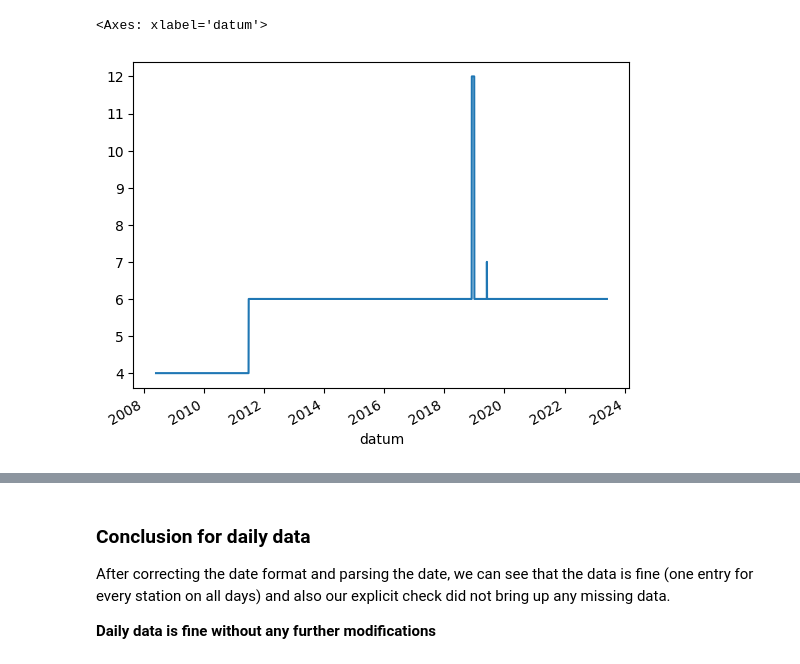
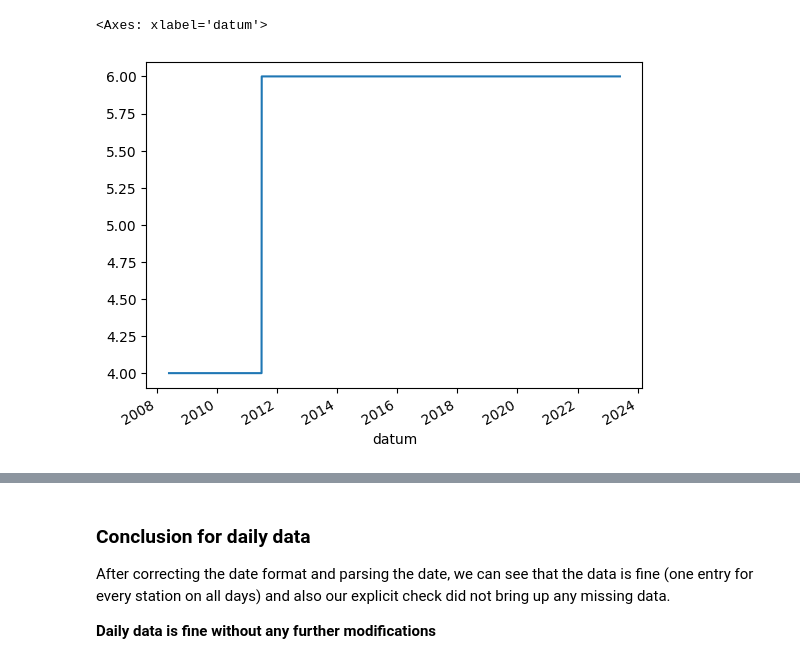
Before and after one commit to datenhahn/munich-bicycle-prediction, a Jupyter notebook: datasources/munich-bicycle-counting-stations/munich-bicycle-counting-stations-daily-data-cleaning.ipynb, the cells around one changed output, grey strips where cells are left out. Cells and saved outputs as stored; diff of their text form; code cells hidden in the pictures.

Commit message:
Add data cleaning

```diff
--- a/datasources/munich-bicycle-counting-stations/munich-bicycle-counting-stations-daily-data-cleaning.ipynb
+++ b/datasources/munich-bicycle-counting-stations/munich-bicycle-counting-stations-daily-data-cleaning.ipynb
@@ -42,17 +67,22 @@ df_counting_stations
 import os
 
 def read_all(glob_expression):
+    """Reads all csv files selected by the glob expression and concatenates them into one single dataframe.
+       Renames min.temp and max.temp columns so the column names match in all csv files."""
+
     data_csvs = glob.glob(glob_expression)
+
     dfs = []
     for data_csv in data_csvs:
         data = pandas.read_csv(data_csv)
 
-        # Fix inconsistent column names
+        # Fix inconsistent temperature column names
         if 'min.temp' in data.columns:
             data = data.rename(columns={'min.temp': 'min-temp'})
         if 'max.temp' in data.columns:
             data = data.rename(columns={'max.temp': 'max-temp'})
 
+        # Add the source filename for easier debugging
         data['datei'] = os.path.basename(data_csv)
         dfs.append(data)
     df_all_data = pandas.concat(dfs, ignore_index=True)
@@ -60,6 +90,6 @@ def read_all(glob_expression):
 
 df_daily_data = read_all("raw/*rad*tage*.csv")
 df_daily_data = df_daily_data.merge(df_counting_stations, on='zaehlstelle')
+
+# Replace null values in "besonderheiten" column with empty strings
 df_daily_data['besonderheiten'] = df_daily_data['besonderheiten'].fillna('')
-
-df_daily_data.head(3)
@@ -89,16 +118,27 @@ Name: count, dtype: int64
 #   ValueError: time data "01.05.2022" at position 793 doesn't match format specified
 from re import match
 
-WRONG_DATE_PATTERN = '^[0-9]{2}\.[0-9]{2}\.[0-9]{4}$'
-WRONG_DATE_PATTERN_GROUPS = '^([0-9]{2})\.([0-9]{2})\.([0-9]{4})$'
+ISO_FORMAT_REGEX = '^[0-9]{4}-[0-9]{2}-[0-9]{2}'
+GERMAN_FORMAT_REGEX = '^([0-9]{2})\.([0-9]{2})\.([0-9]{4})$'
 
 def reformat_date(input_data):
-    groups = match(WRONG_DATE_PATTERN_GROUPS, input_data)
-    corrected_input = input_data
+    """Reformats a date string into iso format, input can be german date format or iso format with
+       dots. Plain isoformat can also be passed in, but won't be changed."""
+    groups = match(GERMAN_FORMAT_REGEX, input_data)
+    iso_format_with_dots = input_data
+
+    # If the german format matches, then we reverse the order of the date groups
     if groups:
-        corrected_input = groups.group(3) + "." + groups.group(2) + "." + groups.group(1)
+        iso_format_with_dots = groups.group(3) + "." + groups.group(2) + "." + groups.group(1)
 
-    return corrected_input.replace(".", "-")
+    # Finally we replace the dots with dashes
+    return iso_format_with_dots.replace(".", "-")
 
-df_daily_data[df_daily_data.datum.str.contains(WRONG_DATE_PATTERN)].count()
+def print_non_iso_dates(df):
+    matches = df['datum'].str.contains(ISO_FORMAT_REGEX, regex=True)
+    non_matches = ~matches
+    df_non_matching = df[non_matches]
+    print(df_non_matching.count())
+
+print_non_iso_dates(df_daily_data)
 # %% [output]
@@ -189,5 +236,5 @@ df_daily_data = df_daily_data.drop_duplicates(columns_to_check)
 # %%
-df_daily_data['datum'].value_counts().plot()
+df_daily_data.index.value_counts().plot()
 # %% [output]
 <Axes: xlabel='datum'>
-[figure, old version]
+[figure, new version]
```
Also changed, not shown: parts of 20 cells of this notebook, 1 other file.
